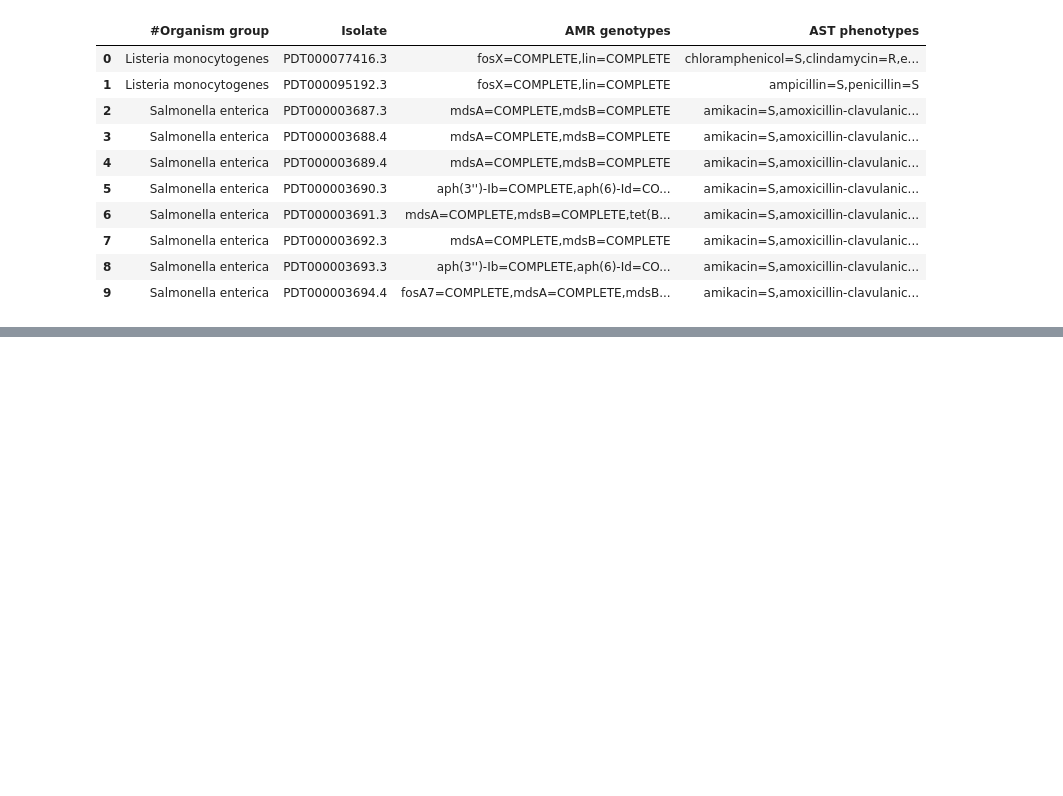
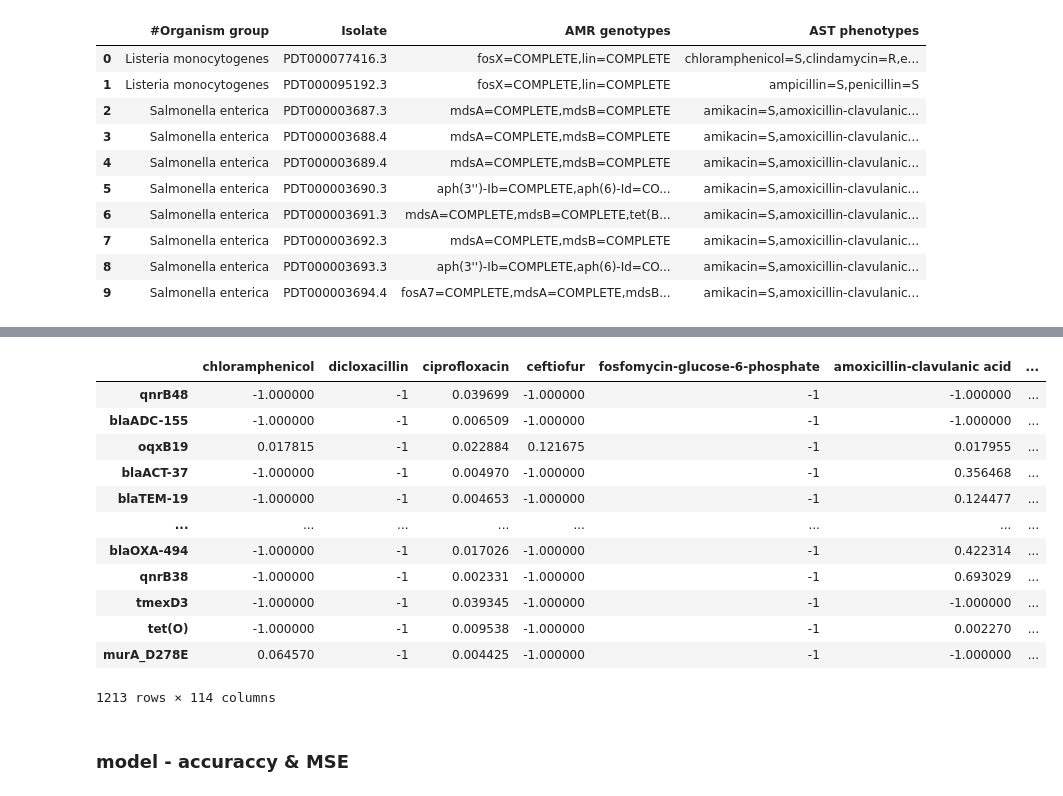
Before and after one commit to taliyashitreet/Final_Project, a Jupyter notebook: Create_Data.ipynb, the cells around one changed output, grey strips where cells are left out. Cells and saved outputs as stored; diff of their text form; code cells hidden in the pictures; blank space fills up the shorter version.

```diff
--- a/Create_Data.ipynb
+++ b/Create_Data.ipynb
@@ -155,0 +371,18 @@ print(length)
+# %%
+gene_antibiotic_df
+# %% [output]
+|  | chloramphenicol | dicloxacillin | ciprofloxacin | ceftiofur | fosfomycin-glucose-6-phosphate | amoxicillin-clavulanic acid | ... |
+| qnrB48 | -1.000000 | -1 | 0.039699 | -1.000000 | -1 | -1.000000 | ... |
+| blaADC-155 | -1.000000 | -1 | 0.006509 | -1.000000 | -1 | -1.000000 | ... |
+| oqxB19 | 0.017815 | -1 | 0.022884 | 0.121675 | -1 | 0.017955 | ... |
+| blaACT-37 | -1.000000 | -1 | 0.004970 | -1.000000 | -1 | 0.356468 | ... |
+| blaTEM-19 | -1.000000 | -1 | 0.004653 | -1.000000 | -1 | 0.124477 | ... |
+| ... | ... | ... | ... | ... | ... | ... | ... |
+| blaOXA-494 | -1.000000 | -1 | 0.017026 | -1.000000 | -1 | 0.422314 | ... |
+| qnrB38 | -1.000000 | -1 | 0.002331 | -1.000000 | -1 | 0.693029 | ... |
+| tmexD3 | -1.000000 | -1 | 0.039345 | -1.000000 | -1 | -1.000000 | ... |
+| tet(O) | -1.000000 | -1 | 0.009538 | -1.000000 | -1 | 0.002270 | ... |
+| murA_D278E | 0.064570 | -1 | 0.004425 | -1.000000 | -1 | -1.000000 | ... |
+1213 rows × 114 columns
+# %% [markdown]
+### model - accuraccy & MSE
```
Also changed, not shown: parts of 44 cells of this notebook.
